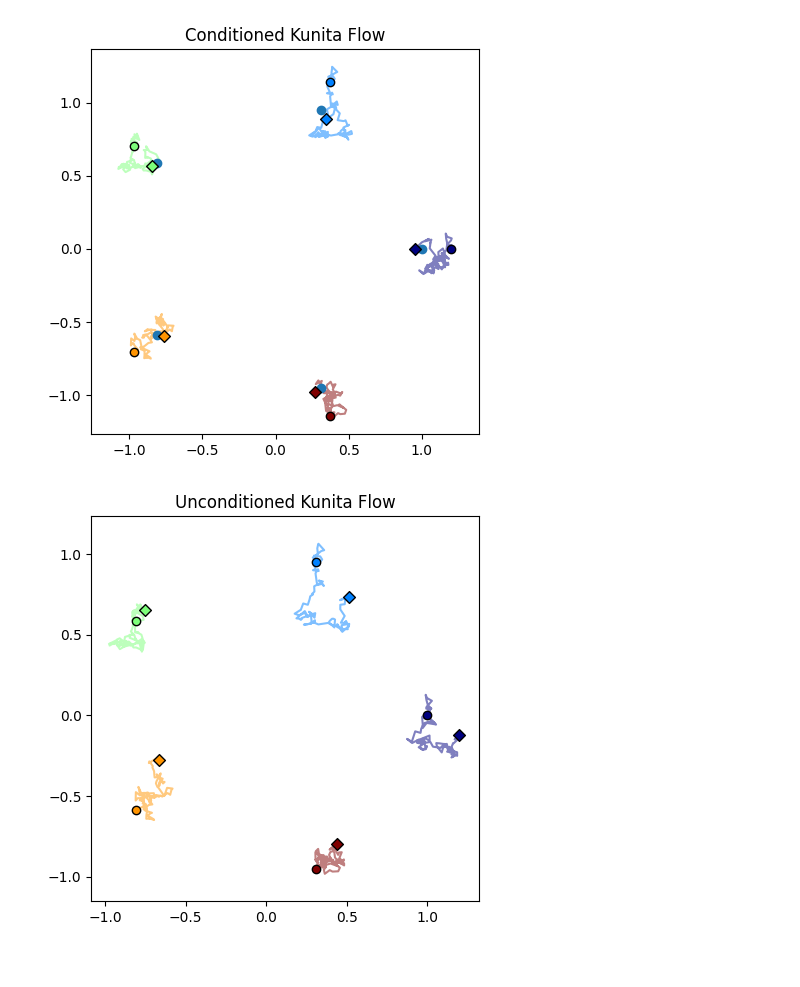
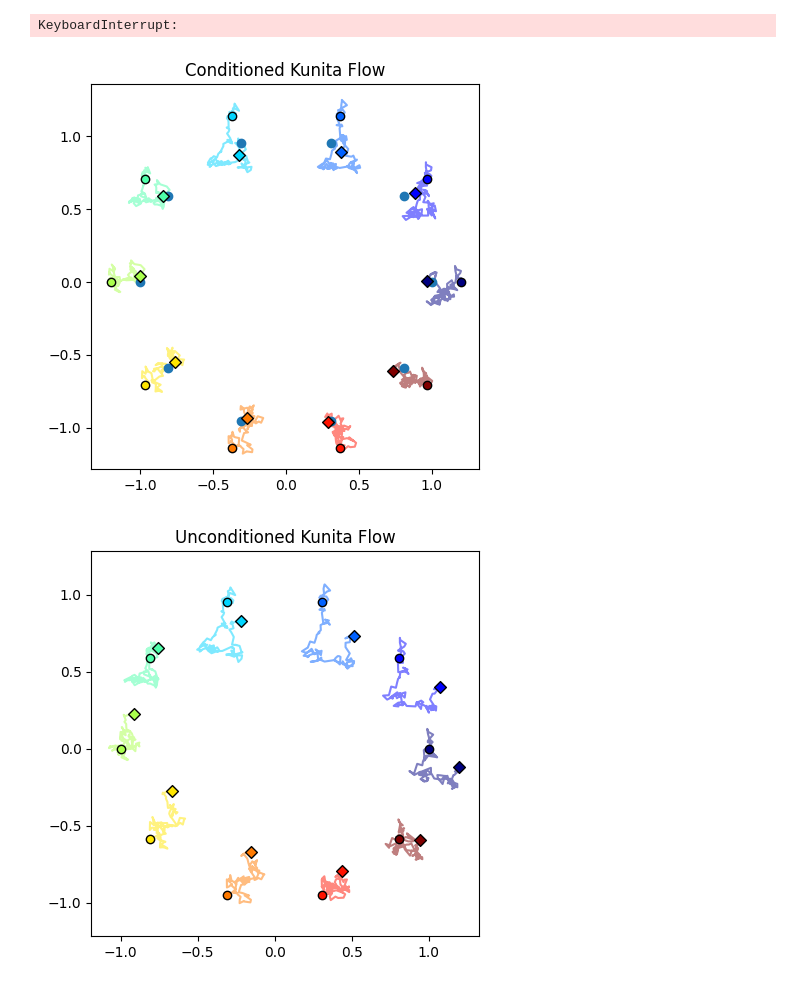
Before and after one commit to libbylbaker/infsdebridge, a Jupyter notebook: notebooks/Q_bridge_landmarks.ipynb, the cells around one changed output. Cells and saved outputs as stored; diff of their text form; code cells hidden in the pictures.

```diff
--- a/notebooks/Q_bridge_landmarks.ipynb
+++ b/notebooks/Q_bridge_landmarks.ipynb
@@ -14,13 +17,13 @@ import jax
 T=1.
 N=100
 dim=2
-num_pts = 5
+num_pts = 11
 alpha=0.1
 sigma=1.0
 grid_size = 5
 grid_range = (-1, 2.)
 
-forward_init = sample_ellipse(num_pts).flatten()
+forward_init = sample_ellipse(num_pts)
 kunita_sde = gaussian_independent_kernel_sde(T, N, dim, num_pts, alpha, sigma, grid_range, grid_size)
 kunita_diffusion = DiffusionBridge(kunita_sde)
 # %%
@@ -50,7 +53,7 @@ setup_params = {
 
     "training": {
         "batch_size": 100,
-        "load_size": 1000,
+        "load_size": 5000,
         "num_epochs": 50,
         "num_batches_per_epoch": 10,
         "learning_rate": 5e-3,
@@ -58,23 +61,25 @@ setup_params = {
     }
 }
 
-target = sample_ellipse(num_pts).flatten()
+target = sample_ellipse(num_pts)
 train_key = jax.random.split(key, 2)[0]
 score_state_p = kunita_diffusion.learn_p_score(target, train_key, setup_params)
+# %% [output]
+KeyboardInterrupt:
 # %%
-initial_val = sample_ellipse(num_pts, scale=1.2).flatten()
+initial_val = sample_ellipse(num_pts, scale=1.2)
 score_p = score_fn(score_state_p)
 reverse_sde = reverse(kunita_sde, score_p)
 backward_trajs = reverse_sde.simulate_trajectories(initial_val, 2, train_key)
 # %%
 plt_init = target.reshape((-1, 2))
 # %%
-traj = backward_trajs[0]
+traj = backward_trajs[0].reshape(-1, num_pts*dim)
 plot_single_trajectory(traj, "Conditioned Kunita Flow")
 plt_target = target.reshape((num_pts, 2))
 plt.scatter(plt_init[:, 0], plt_init[:, 1])
-traj = forward_trajs[0]
+traj = forward_trajs[0].reshape(-1, num_pts*dim)
 plot_single_trajectory(traj, "Unconditioned Kunita Flow")
 # %% [output]
-[figure, old version]
+[figure, new version]
-[figure, old version]
+[figure, new version]
```
Also changed, not shown: parts of 2 cells of this notebook, 6 other files.
